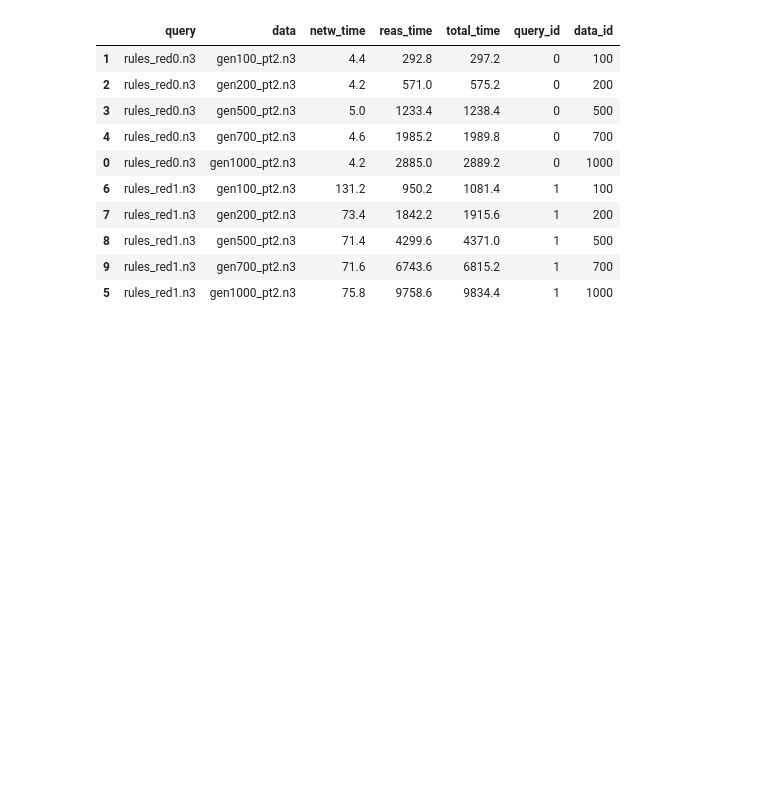
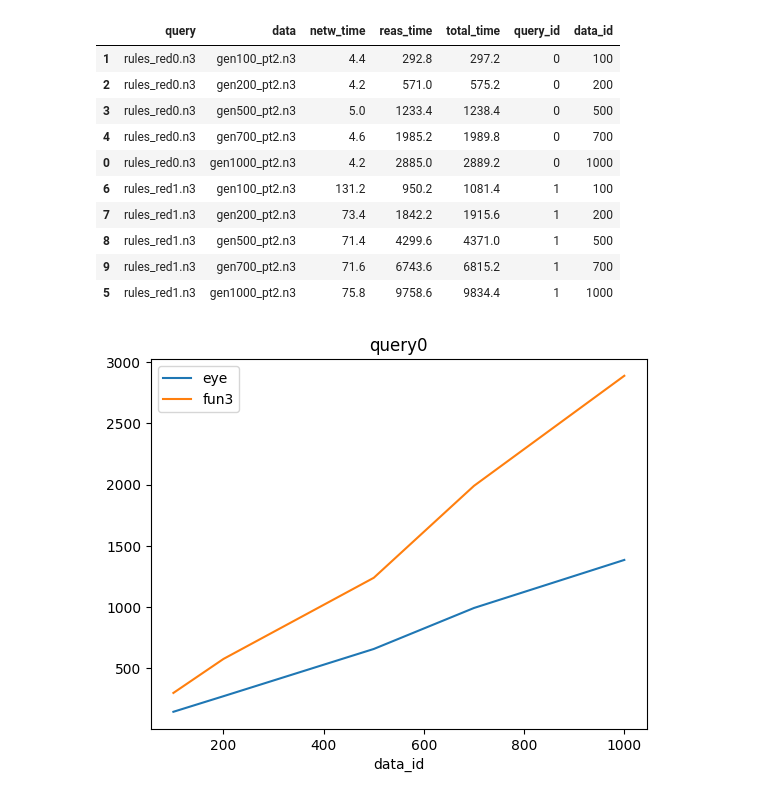
Before and after one commit to william-vw/fun3, a Jupyter notebook: python/tests-bench/zika/exp.ipynb, the cells around one changed output. Saved outputs shown, nothing was run; the diff lists cells and outputs as text; code cells hidden in the pictures; blank space fills up the shorter version.

```diff
--- a/python/tests-bench/zika/exp.ipynb
+++ b/python/tests-bench/zika/exp.ipynb
@@ -134,0 +142,3 @@ df
+# %%
+df_eye = load_n3_agg(os.path.join(path, "red", "results", "times_eye.csv"), "pt2")
+df_eye
@@ -135,6 +157,6 @@ df
 # %%
-df = load_n3_agg(os.path.join(path, "red", "results", "times_fun3.csv"), "pt2")
-df
+df_fun3 = load_n3_agg(os.path.join(path, "red", "results", "times_fun3.csv"), "pt2")
+df_fun3
 # %% [output]
 |  | query | data | netw_time | reas_time | total_time | query_id | data_id |
 | 1 | rules_red0.n3 | gen100_pt2.n3 | 4.4 | 292.8 | 297.2 | 0 | 100 |
@@ -147,3 +169,7 @@ df
 | 8 | rules_red1.n3 | gen500_pt2.n3 | 71.4 | 4299.6 | 4371.0 | 1 | 500 |
 | 9 | rules_red1.n3 | gen700_pt2.n3 | 71.6 | 6743.6 | 6815.2 | 1 | 700 |
 | 5 | rules_red1.n3 | gen1000_pt2.n3 | 75.8 | 9758.6 | 9834.4 | 1 | 1000 |
+# %%
+plot("query0", df_eye[df_eye['query_id']==0], df_fun3[df_fun3['query_id']==0])
+# %% [output]
+[figure, added]
```
Also changed, not shown: parts of 12 cells of this notebook.
